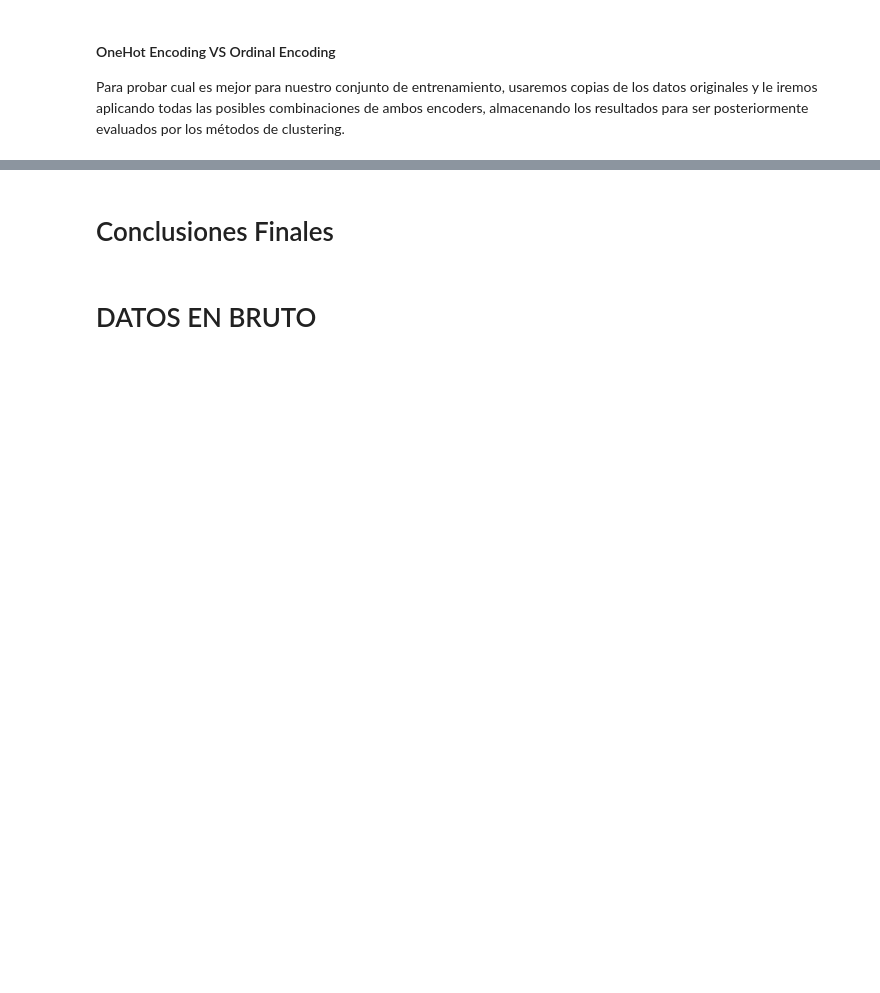
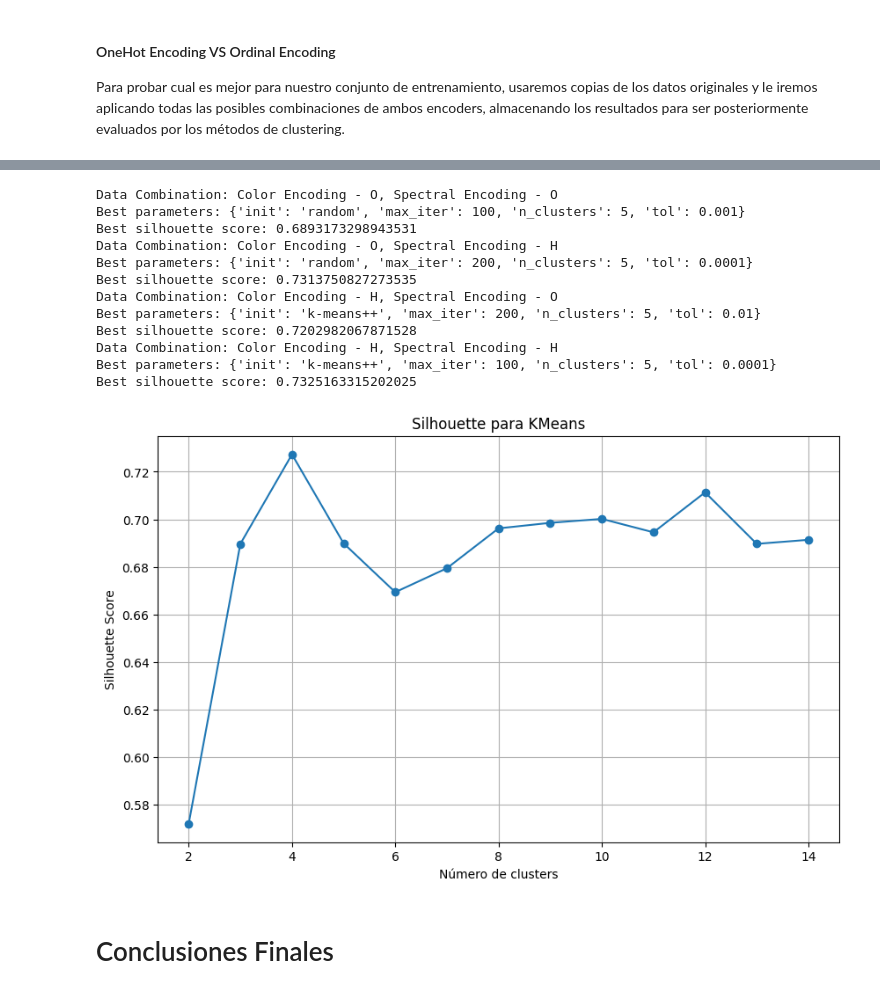
Before and after one commit to 100472175/ML-82-17-2, a Jupyter notebook: Stars.ipynb, the cells around one changed output, grey strips where cells are left out. Saved outputs shown, nothing was run; the diff lists cells and outputs as text; code cells hidden in the pictures; blank space fills up the shorter version.

```diff
--- a/Stars.ipynb
+++ b/Stars.ipynb
@@ -425,6 +344,8 @@ for color_encoding, spectral_encoding, df in master_data:
         best_params = grid_search.best_params_
         print(f"Color: {color_encoding} && Spectral: {spectral_encoding}")
         print(f"La mejor puntuación = {best_score}\n Los mejores parámetos = {best_params}")
+        scores[(algorithm_name, color_encoding, spectral_encoding)] = best_score
+
         # Mostrar los resultados de los clusters
         best_estimator = grid_search.best_estimator_
         cluster_labels = best_estimator.labels_
@@ -527,4 +448,70 @@ La mejor puntuación = 0.7452670651144014
+# %%
+
+
+# Aplicar StandardScaler y PCA a todas las combinaciones de datos
+for color_encoding, spectral_encoding, df in master_data:
+    print(f"Data Combination: Color Encoding - {color_encoding}, Spectral Encoding - {spectral_encoding}")
+
+    # Aplicar StandardScaler
+    scaler = StandardScaler()
+    df_scaled = scaler.fit_transform(df)
+
+    # Aplicar PCA con 2 componentes
+    pca = PCA(n_components=2)
+    df_pca = pca.fit_transform(df_scaled)
+
+
+    ## Hacer un Kmeans con un siluette score usando los datos de arriba, los encodados, los 4 OO, OH, HO y HH
+    # Y de ahí, sacar el mejor valor, y es lo que usarmoes para los clusters.
+    grid_search = GridSearchCV(KMeans(), param_grid_kmeans, scoring=silhouette_scorer, n_jobs=-1)
+    grid_search.fit(df_pca)
+    print(f"Best parameters: {grid_search.best_params_}")
+    print(f"Best silhouette score: {grid_search.best_score_}")
+
+
+
+# Con estos datos, podemos ver que el mejor es :
+"""
+Data Combination: Color Encoding - H, Spectral Encoding - H
+Algorithm: KMeans
+Best parameters: {'init': 'random', 'max_iter': 300, 'n_clusters': 5, 'tol': 0.01}
+Best silhouette score: 0.7333663060804909
+"""
+# Por lo que utilizaremos un Kmeans con 5 clusters, con los datos de Color Encoding - O, Spectral Encoding - H
+
+
+# Ahora vamos a hacer el método del codo con los dos algorithmos, KMenas y Hierarchical Clustering
+# Vamos a ver el scoring con diferentes valores de clusters
+scores = []
+for n_clusters in range(2, 15):
+    kmeans = KMeans(n_clusters=n_clusters, n_init=20, random_state=472175)
+    kmeans.fit(df_pca)
+    scores.append(silhouette_score(df_pca, kmeans.labels_))
+
+plt.figure(figsize=(10, 6))
+plt.plot(range(2, 15), scores, marker='o')
+plt.xlabel('Número de clusters')
+plt.ylabel('Silhouette Score')
+plt.title('Silhouette para KMeans')
+plt.grid(True)
+plt.show()
+
+
+
+    ## Problema: Está basada en que el Kmeans puede trabajar mejor con esas configuraciones, pero puede que otros algoritmos no.
+# %% [output]
+Data Combination: Color Encoding - O, Spectral Encoding - O
+Best parameters: {'init': 'random', 'max_iter': 100, 'n_clusters': 5, 'tol': 0.001}
+Best silhouette score: 0.6893173298943531
+Data Combination: Color Encoding - O, Spectral Encoding - H
+Best parameters: {'init': 'random', 'max_iter': 200, 'n_clusters': 5, 'tol': 0.0001}
+Best silhouette score: 0.7313750827273535
+Data Combination: Color Encoding - H, Spectral Encoding - O
+Best parameters: {'init': 'k-means++', 'max_iter': 200, 'n_clusters': 5, 'tol': 0.01}
+Best silhouette score: 0.7202982067871528
+Data Combination: Color Encoding - H, Spectral Encoding - H
+Best parameters: {'init': 'k-means++', 'max_iter': 100, 'n_clusters': 5, 'tol': 0.0001}
+Best silhouette score: 0.7325163315202025
+[figure, new version]
 # %% [markdown]
 # Conclusiones Finales
-# %% [markdown]
-# DATOS EN BRUTO
```
Also changed, not shown: parts of 12 cells of this notebook.
